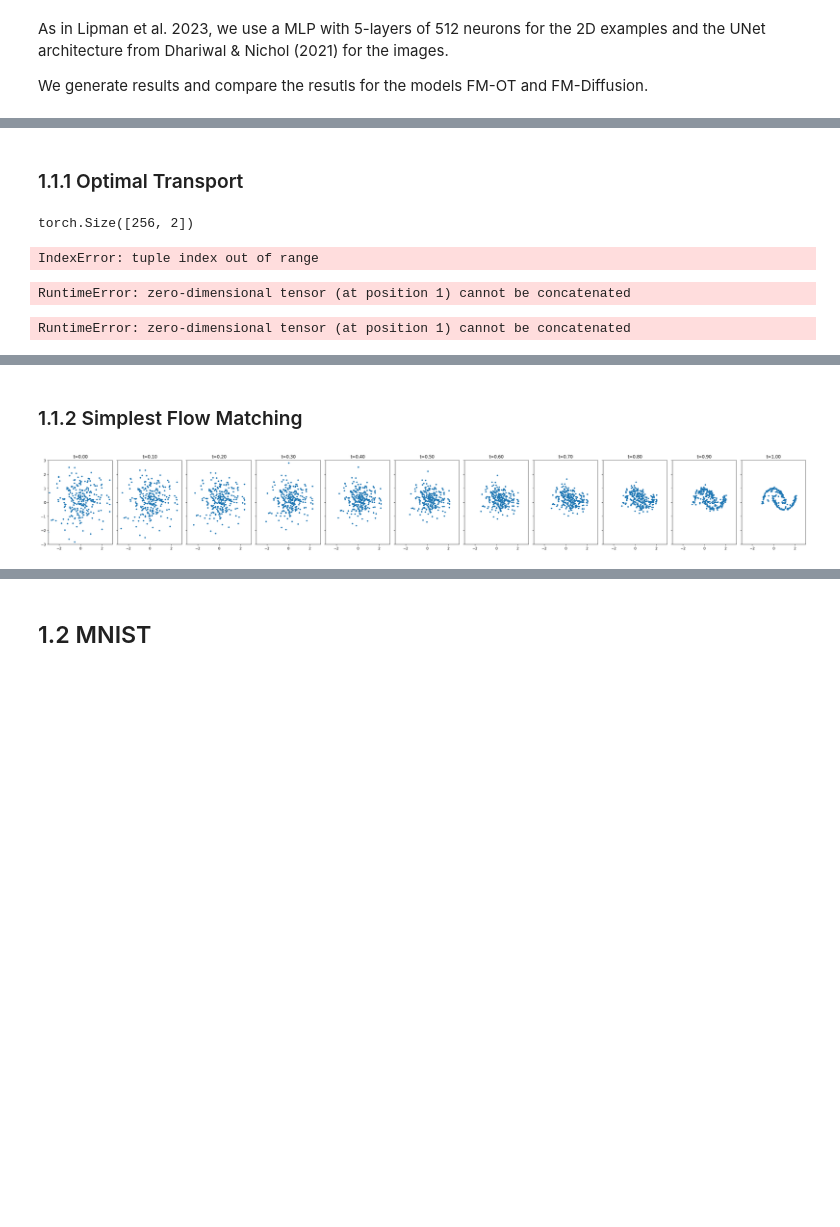
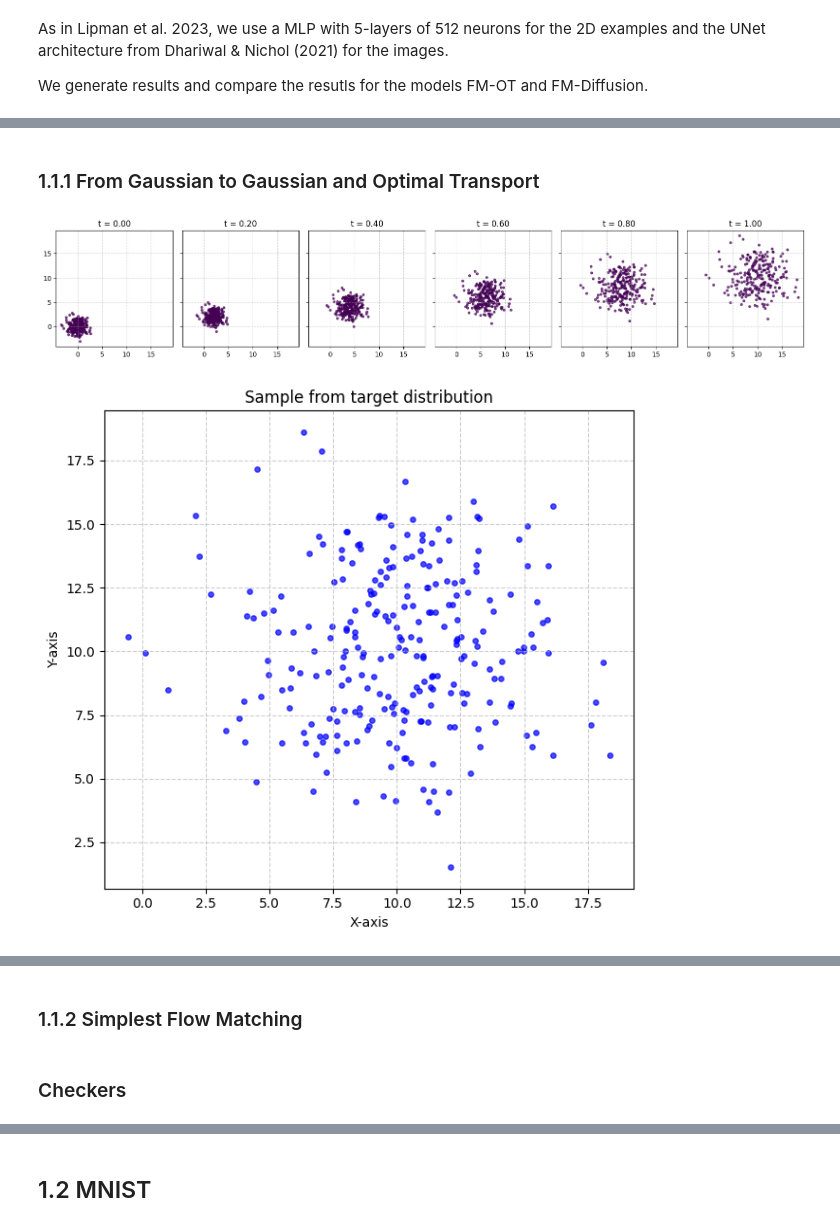
Before and after one commit to tarcisiobueno/flow-matching, a Jupyter notebook: experiments.ipynb, the cells around one changed output, grey strips where cells are left out. Saved outputs shown, nothing was run; the diff lists cells and outputs as text; code cells hidden in the pictures; blank space fills up the shorter version.

```diff
--- a/experiments.ipynb
+++ b/experiments.ipynb
@@ -35,27 +69,30 @@ We generate results and compare the resutls for the models FM-OT and FM-Diffusio
 # %% [markdown]
-### 1.1.1 Optimal Transport
+### 1.1.1 From Gaussian to Gaussian and Optimal Transport
 # %%
-# Optimal Transport conditional VFs
-
-net_model=SimpleNN()
+model = SimpleNN()
 oftm = OTFM()
 sigma_min = 0
-optimizer=torch.optim.Adam(net_model.parameters())
+optimizer=torch.optim.Adam(model.parameters())
 loss_fn=nn.MSELoss()
-n_epochs=1000
+n_epochs=30000
 
 for _ in tqdm(range(n_epochs)):
-    x_1 =Tensor(make_moons(256)[0])
-    x_0 =torch.randn_like(x_1)
 
-    t =torch.rand(len(x_1), 1)
+    n = 256
+    u = [10, 10]  # Mean
+    std = 3  # Standard deviation
+
+    x_1 = Tensor(np.random.normal(loc=u, scale=std, size=(n, 2)))
+    x_0 = torch.randn_like(x_1)
+
+    t = torch.rand(len(x_1), 1)
 
     dx_t = oftm.compute_dx_t(x_0, x_1, sigma_min)
     x_t = oftm.compute_x_t(x_0, x_1, sigma_min, t)
 
     optimizer.zero_grad()
 
-    v_pred = net_model(x_t, t)
+    v_pred = model(x_t, t)
     loss_fn(v_pred ,dx_t).backward()
 
     optimizer.step()
@@ -121,4 +98,0 @@ time_steps = torch.linspace(0, 1.0, 10 + 1)
-# %%
-x.shape
-# %% [output]
-torch.Size([256, 2])
@@ -139,24 +99,10 @@ node = NeuralODE(torch_wrapper(net_model), solver="euler", sensitivity="adjoint"
-# %%
-with torch.no_grad():
-    traj = node.trajectory(
-        Tensor(make_moons(256)[0]),
-        t_span=torch.linspace(0, 1, 100),
-    )
-# %% [output]
-IndexError: tuple index out of range
-# %%
-with torch.no_grad():
-    trajectory = odeint(
-        net_model,
-        x,
-        time_steps,
-        method='dopri5',
-        rtol=1e-3,
-        atol=1e-3
-    )
-# %% [output]
-RuntimeError: zero-dimensional tensor (at position 1) cannot be concatenated
-# %%
-sample_flow_trough_time_2d(net_model, solver='dopri5')
-# %% [output]
-RuntimeError: zero-dimensional tensor (at position 1) cannot be concatenated
+# %%
+x_0 = torch.randn_like(x_1)
+sampler = Sampler2D(model, x_0, 6)
+# %%
+sampler.plot_flow()
+sampler.plot_sample()
+sampler.plot_trajectories(n=100)
+# %% [output]
+[figure, added]
+[figure, added]
@@ -187,7 +134,5 @@ for _ in tqdm(range(n_epochs)):
     loss_fn(v_pred ,dx_t).backward()
 
     optimizer.step()
-# %%
-sample_flow_trough_time_2d(net_model)
-# %% [output]
-[figure, removed]
+# %% [markdown]
+### Checkers
```
Also changed, not shown: parts of 35 cells of this notebook, 10 other files.
